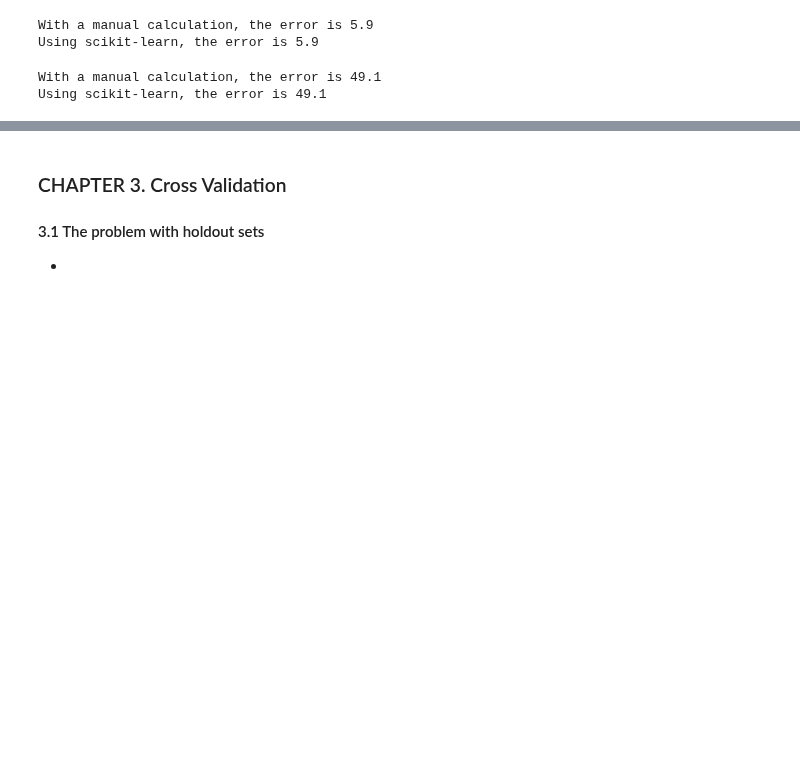
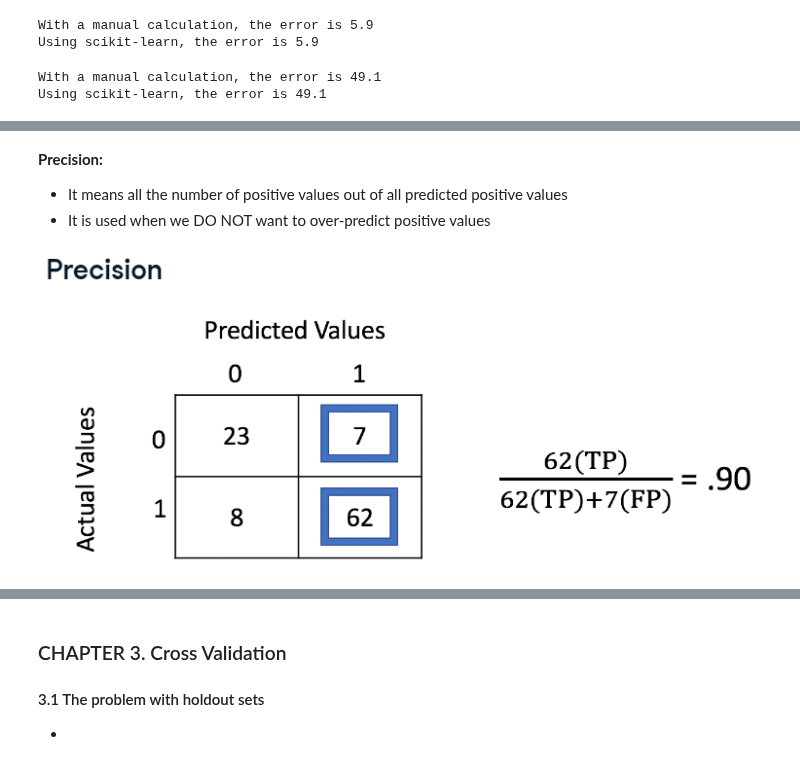
Before and after one commit to GuoweiYang19891101/datacamp_machine_learning_scientist_python, a Jupyter notebook: 11_model_validation.ipynb, the cells around one changed output, grey strips where cells are left out. Saved outputs shown, nothing was run; the diff lists cells and outputs as text; code cells hidden in the pictures; blank space fills up the shorter version.

```diff
--- a/11_model_validation.ipynb
+++ b/11_model_validation.ipynb
@@ -307,0 +359,9 @@ Using scikit-learn, the error is 49.1
+# %% [markdown]
+**Precision:**
+* It means all the number of positive values out of all predicted positive values
+* It is used when we DO NOT want to over-predict positive values
+# %%
+from IPython import display
+display.Image("Images/11_precision.PNG")
+# %% [output]
+[figure, added]
```
Also changed, not shown: parts of 17 cells of this notebook, 4 other files.
